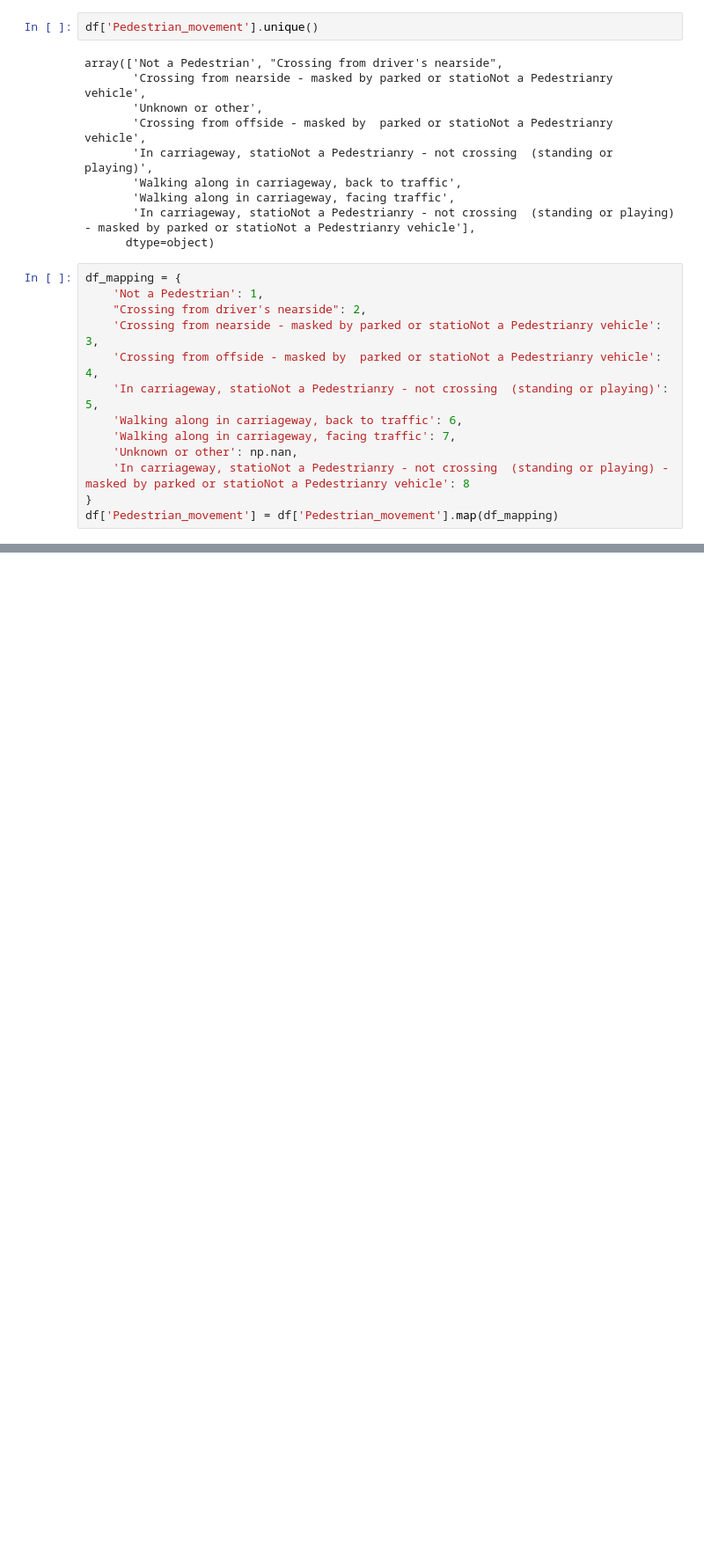
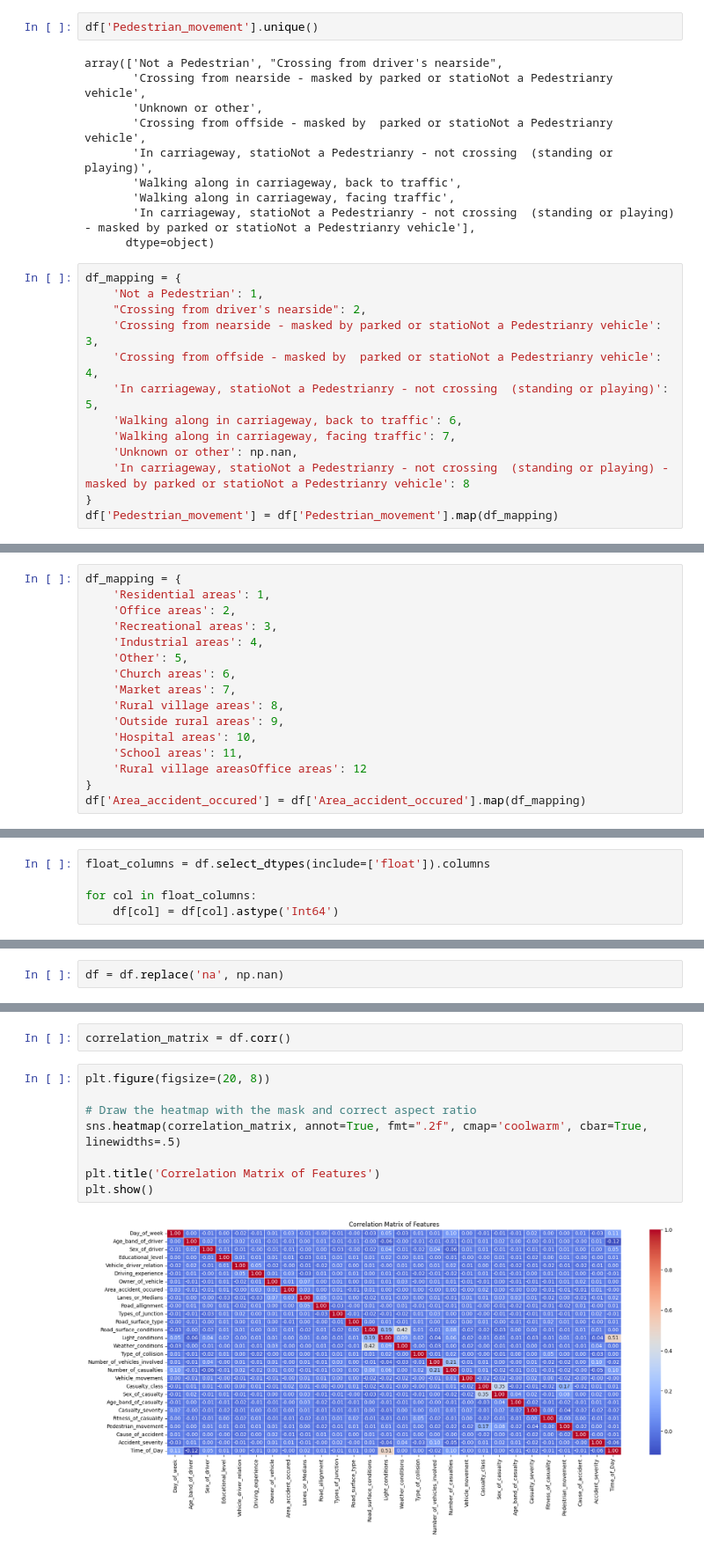
Before and after one commit to elidaarnaut/DM-Project-v2, a Jupyter notebook: ADM-Project.ipynb, the cells around one changed output, grey strips where cells are left out. Shown at 88% size. Cells and saved outputs as stored; diff of their text form; blank space fills up the shorter version.

```diff
--- a/ADM-Project.ipynb
+++ b/ADM-Project.ipynb
@@ -708,0 +829,16 @@ df['Pedestrian_movement'] = df['Pedestrian_movement'].map(df_mapping)
+# %%
+df_mapping = {
+    'Residential areas': 1,
+    'Office areas': 2,
+    'Recreational areas': 3,
+    'Industrial areas': 4,
+    'Other': 5,
+    'Church areas': 6,
+    'Market areas': 7,
+    'Rural village areas': 8,
+    'Outside rural areas': 9,
+    'Hospital areas': 10,
+    'School areas': 11,
+    'Rural village areasOffice areas': 12
+}
+df['Area_accident_occured'] = df['Area_accident_occured'].map(df_mapping)
@@ -708,0 +871,5 @@ df['Pedestrian_movement'] = df['Pedestrian_movement'].map(df_mapping)
+# %%
+float_columns = df.select_dtypes(include=['float']).columns
+
+for col in float_columns:
+    df[col] = df[col].astype('Int64')
@@ -708,0 +880,2 @@ df['Pedestrian_movement'] = df['Pedestrian_movement'].map(df_mapping)
+# %%
+df = df.replace('na', np.nan)
@@ -708,0 +926,12 @@ df['Pedestrian_movement'] = df['Pedestrian_movement'].map(df_mapping)
+# %%
+correlation_matrix = df.corr()
+# %%
+plt.figure(figsize=(20, 8))
+
+# Draw the heatmap with the mask and correct aspect ratio
+sns.heatmap(correlation_matrix, annot=True, fmt=".2f", cmap='coolwarm', cbar=True, linewidths=.5)
+
+plt.title('Correlation Matrix of Features')
+plt.show()
+# %% [output]
+[figure, added]
```
Also changed, not shown: parts of 22 cells of this notebook.
